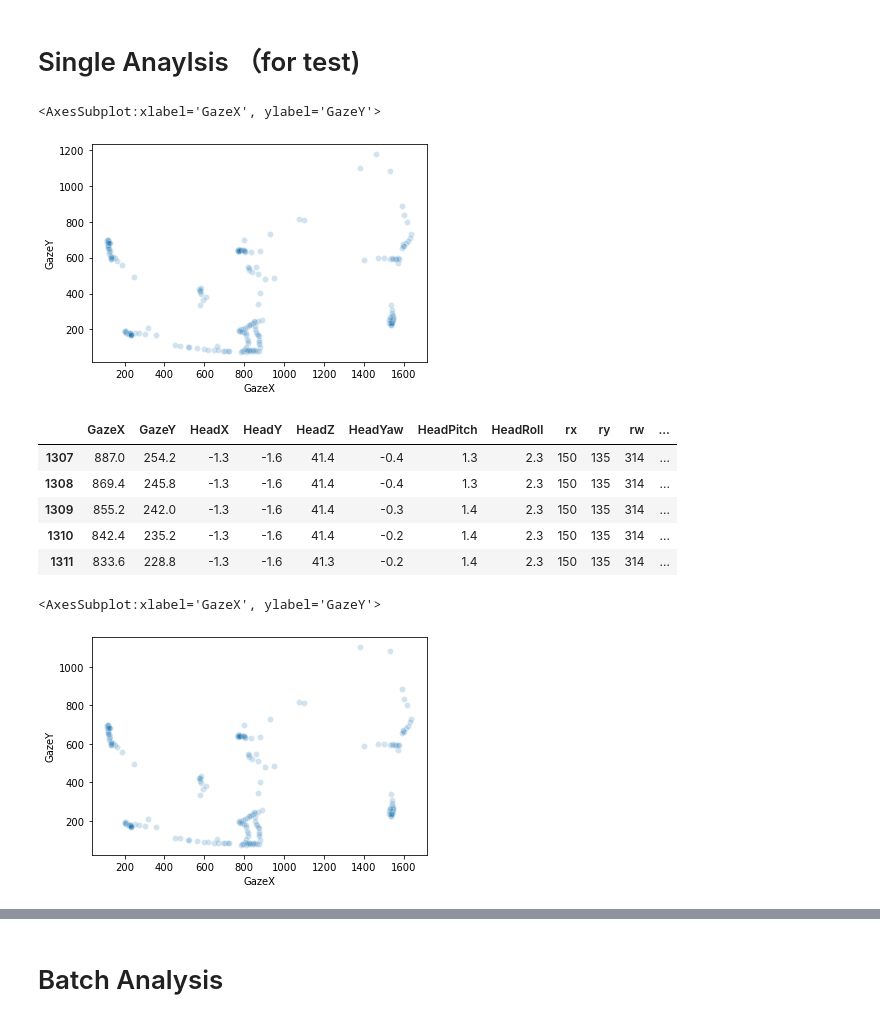
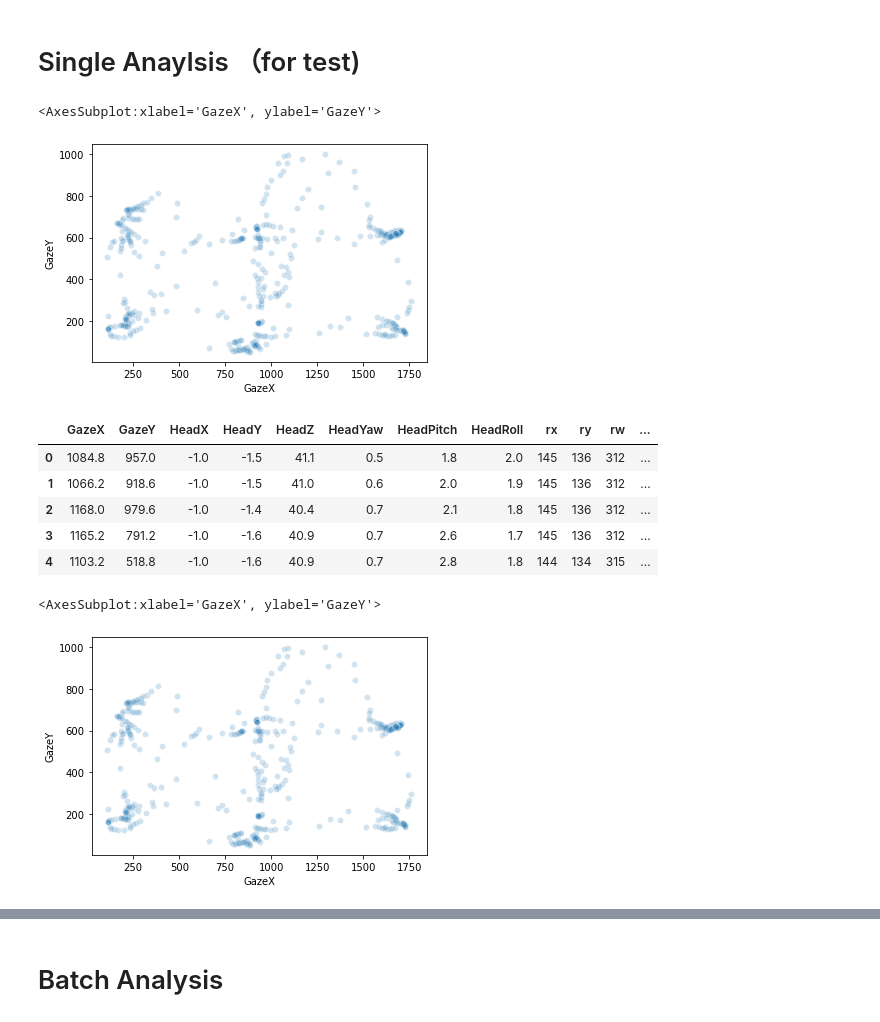
Before and after one commit to Joilence/Gaze-on-Grid, a Jupyter notebook: data-analysis/gaze_analysis.ipynb, the cells around one changed output, grey strips where cells are left out. Saved outputs shown, nothing was run; the diff lists cells and outputs as text; code cells hidden in the pictures.

```diff
--- a/data-analysis/gaze_analysis.ipynb
+++ b/data-analysis/gaze_analysis.ipynb
@@ -36,27 +36,27 @@ participant num:  16
 # Single Anaylsis （for test)
 # %%
 # take grid1 of for example
-name = 'an'
+name = 'lf'
 exp = 'grid_2'
 exp_img = mpimg.imread(exp_img_path + name + '_' + exp + '.jpg')
 gaze_data = pd.read_json(data_path + name + '_gaze.txt', lines=True)
-data = gaze_data.loc[gaze_data['record_event'] == 'gazer_grid_2']
+data = gaze_data.loc[gaze_data['record_event'] == 'gaze_grid_1']
 sns.scatterplot(x=xn, y=yn, data=data, alpha=0.2)
 # %% [output]
 <AxesSubplot:xlabel='GazeX', ylabel='GazeY'>
-[figure, old version]
+[figure, new version]
 # %%
 data.head()
 # %% [output]
 |  | GazeX | GazeY | HeadX | HeadY | HeadZ | HeadYaw | HeadPitch | HeadRoll | rx | ry | rw | ... |
-| 1307 | 887.0 | 254.2 | -1.3 | -1.6 | 41.4 | -0.4 | 1.3 | 2.3 | 150 | 135 | 314 | ... |
-| 1308 | 869.4 | 245.8 | -1.3 | -1.6 | 41.4 | -0.4 | 1.3 | 2.3 | 150 | 135 | 314 | ... |
-| 1309 | 855.2 | 242.0 | -1.3 | -1.6 | 41.4 | -0.3 | 1.4 | 2.3 | 150 | 135 | 314 | ... |
-| 1310 | 842.4 | 235.2 | -1.3 | -1.6 | 41.4 | -0.2 | 1.4 | 2.3 | 150 | 135 | 314 | ... |
-| 1311 | 833.6 | 228.8 | -1.3 | -1.6 | 41.3 | -0.2 | 1.4 | 2.3 | 150 | 135 | 314 | ... |
+| 0 | 1084.8 | 957.0 | -1.0 | -1.5 | 41.1 | 0.5 | 1.8 | 2.0 | 145 | 136 | 312 | ... |
+| 1 | 1066.2 | 918.6 | -1.0 | -1.5 | 41.0 | 0.6 | 2.0 | 1.9 | 145 | 136 | 312 | ... |
+| 2 | 1168.0 | 979.6 | -1.0 | -1.4 | 40.4 | 0.7 | 2.1 | 1.8 | 145 | 136 | 312 | ... |
+| 3 | 1165.2 | 791.2 | -1.0 | -1.6 | 40.9 | 0.7 | 2.6 | 1.7 | 145 | 136 | 312 | ... |
+| 4 | 1103.2 | 518.8 | -1.0 | -1.6 | 40.9 | 0.7 | 2.8 | 1.8 | 144 | 134 | 315 | ... |
 # %%
 # drop NaN (happened in 'co' data)
-data.dropna(inplace)
+data.dropna(inplace=True)
 # remove outlier
 data = remove_outlier_by_z(data, xn)
 data = remove_outlier_by_z(data, yn)
@@ -64,7 +64,7 @@ data = remove_outlier_by_z(data, yn)
 sns.scatterplot(x=xn, y=yn, data=data, alpha=0.2)
 # %% [output]
 <AxesSubplot:xlabel='GazeX', ylabel='GazeY'>
-[figure, old version]
+[figure, new version]
 # %%
 # calculate dist, velocity, time passed
 data['distance'], data['velocity'], data['time_pass'] = calculate_dist_and_veloc(data)
```
Also changed, not shown: parts of 4 cells of this notebook.
